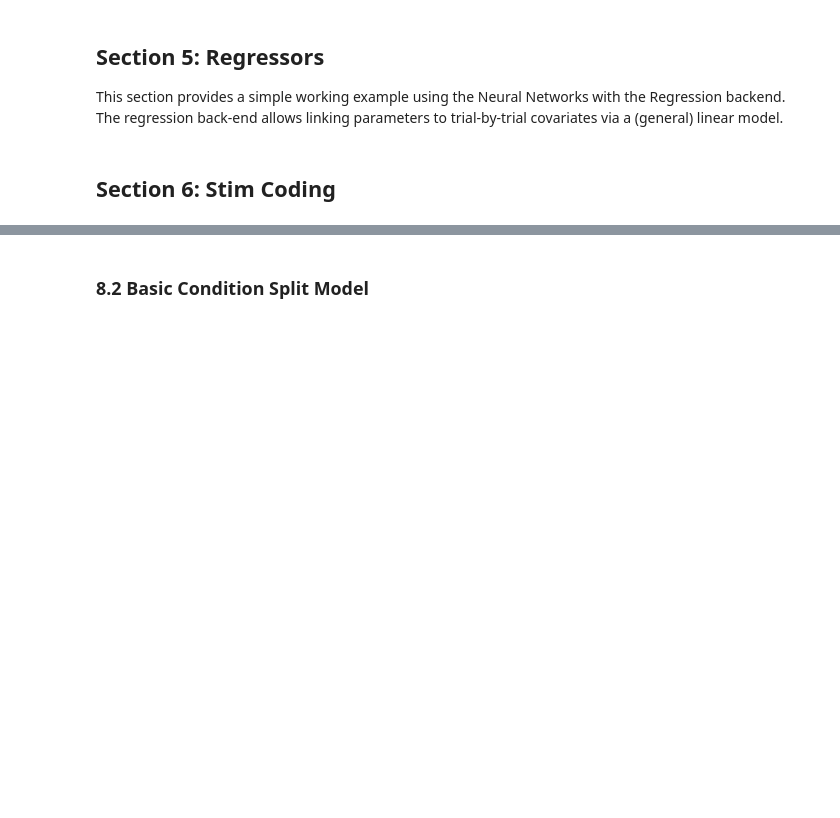
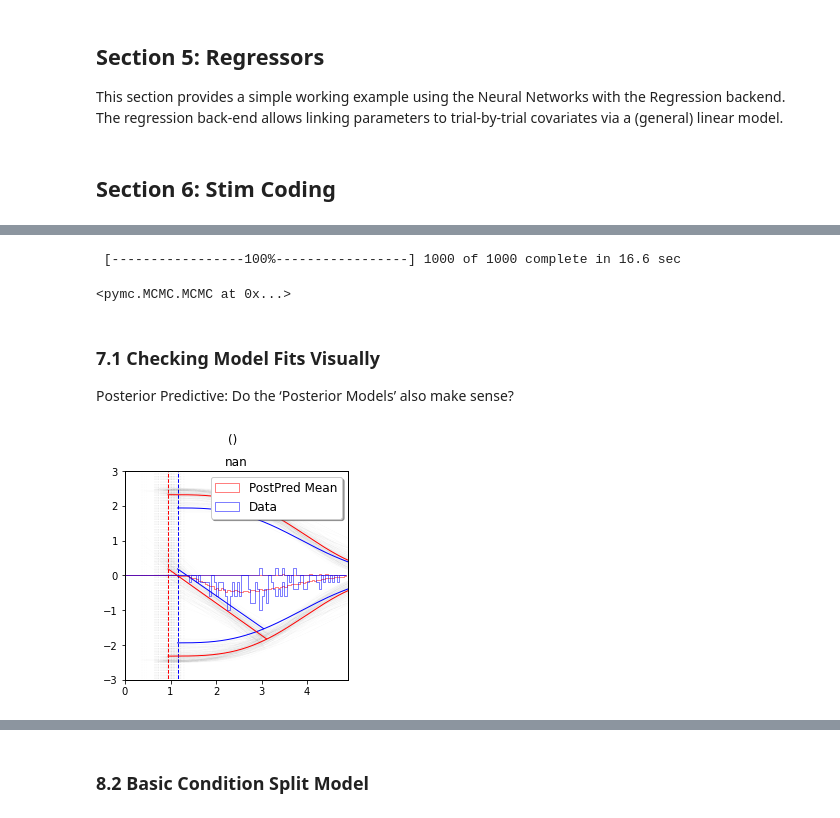
Before and after one commit to ronhuafeng/dockerHDDM, a Jupyter notebook: example/LAN_Tutorial_reproduced.ipynb, the cells around one changed output, grey strips where cells are left out. Saved outputs shown, nothing was run; the diff lists cells and outputs as text; code cells hidden in the pictures; blank space fills up the shorter version.

```diff
--- a/example/Tutorial_LAN_Test.ipynb
+++ b/example/LAN_Tutorial_reproduced.ipynb
@@ -510,0 +585,4 @@ plt.show()
+# %%
+# Metadata
+model = 'weibull'
+n_samples = 300
@@ -510,0 +621,22 @@ plt.show()
+# %%
+# Now we fit for each model:
+hddmnn_model_weibull = hddm.HDDMnn(data,
+                                   informative = False,
+                                   model = 'weibull',
+                                   p_outlier = 0.0,
+                                   include = hddm.simulators.model_config['weibull_cdf']['hddm_include'],
+                                   is_group_model = False)
+
+hddmnn_model_angle = hddm.HDDMnn(data,
+                                 model = 'angle',
+                                 informative = False,
+                                 p_outlier = 0.0,
+                                 include = hddm.simulators.model_config['angle']['hddm_include'],
+                                 is_group_model = False)
+
+hddmnn_model_ddm = hddm.HDDMnn(data,
+                               informative = False,
+                               model = 'ddm',
+                               p_outlier = 0.0,
+                               include = hddm.simulators.model_config['ddm']['hddm_include'],
+                               is_group_model = False)
@@ -510,0 +653,34 @@ plt.show()
+# %%
+nmcmc = 1000
+hddmnn_model_weibull.sample(nmcmc,
+                            burn = 200)
+
+hddmnn_model_angle.sample(nmcmc,
+                          burn = 200)
+
+hddmnn_model_ddm.sample(nmcmc,
+                        burn = 200)
+# %% [output]
+ [-----------------100%-----------------] 1000 of 1000 complete in 16.6 sec
+<pymc.MCMC.MCMC at 0x...>
+# %% [markdown]
+### 7.1 Checking Model Fits Visually
+Posterior Predictive: Do the ‘Posterior Models’ also make sense?
+# %%
+# WEIBULL
+hddm.plotting.plot_posterior_predictive(model = hddmnn_model_weibull,
+                                        columns = 1,
+                                        groupby = ['subj_idx'],
+                                        figsize = (4, 4),
+                                        value_range = np.arange(0, 5, 0.1),
+                                        plot_func = hddm.plotting._plot_func_model,
+                                        parameter_recovery_mode = True,
+                                        **{'alpha': 0.01,
+                                        'ylim': 3,
+                                        'add_posterior_uncertainty_model': True,
+                                        'add_posterior_uncertainty_rts': False,
+                                        'add_posterior_mean_rts': True,
+                                        'samples': 200})
+plt.show()
+# %% [output]
+[figure, added]
```
Also changed, not shown: parts of 44 cells of this notebook, 2 other files.
